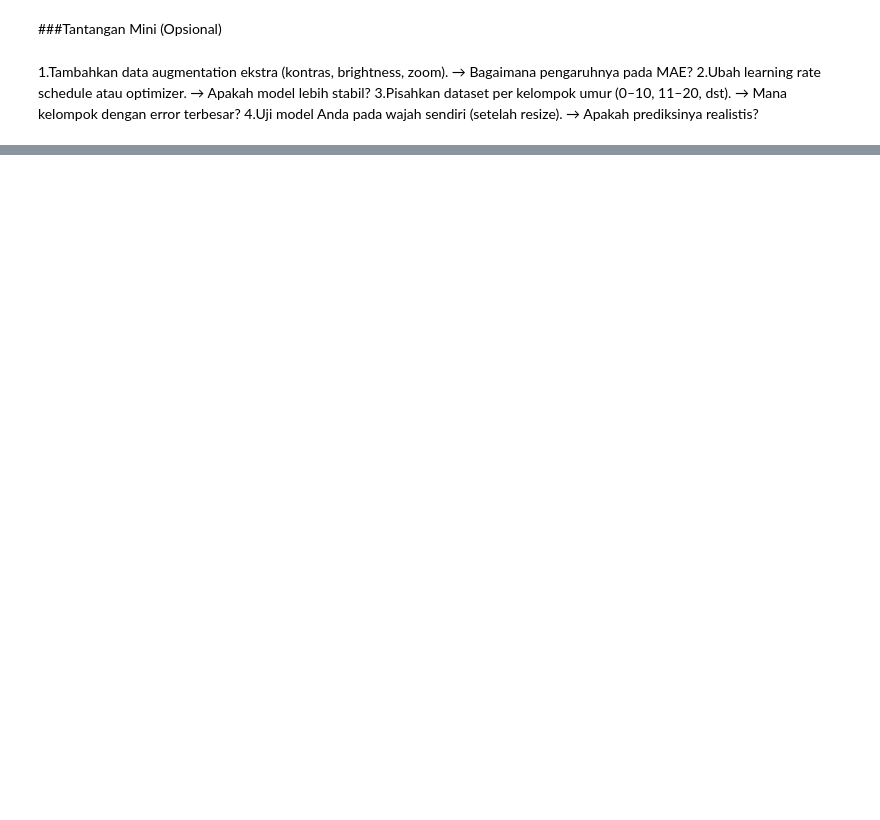
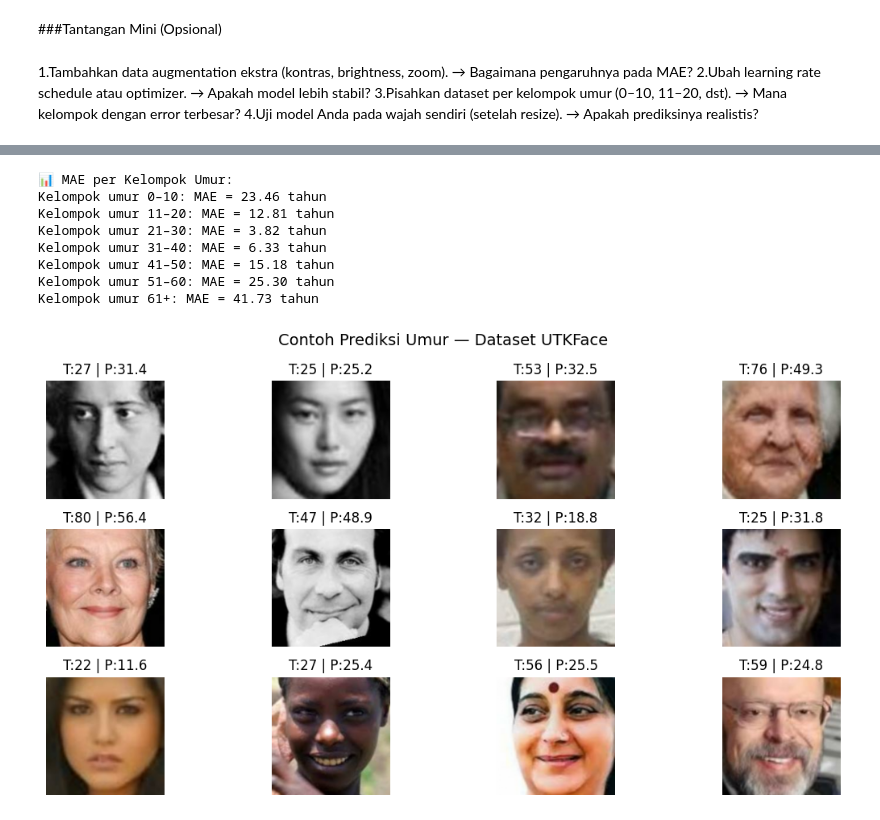
Before and after one commit to Agtna/Visi-Komputer-2025-, a Jupyter notebook: Jobsheet3_Teknik_Regresi_Gambar.ipynb, the cells around one changed output, grey strips where cells are left out. Drawn from its saved outputs; the diff is of its cells as text; code cells hidden in the pictures; blank space fills up the shorter version.

```diff
--- a/Jobsheet3_Teknik_Regresi_Gambar.ipynb
+++ b/Jobsheet3_Teknik_Regresi_Gambar.ipynb
@@ -580,0 +790,39 @@ plt.show()
+# %%
+# Analisis per kelompok umur
+bins = [0, 10, 20, 30, 40, 50, 60, 100]
+labels = ["0–10", "11–20", "21–30", "31–40", "41–50", "51–60", "61+"]
+y_test_group = np.digitize(y_test, bins)
+
+print("\n📊 MAE per Kelompok Umur:")
+for i, name in enumerate(labels, 1):
+    mask = (y_test_group == i)
+    if np.sum(mask) == 0:
+        continue
+    mae_group = mean_absolute_error(y_test[mask], y_pred[mask])
+    print(f"Kelompok umur {name}: MAE = {mae_group:.2f} tahun")
+
+# Contoh prediksi gambar
+sample_paths = random.sample(test_files, 12)
+plt.figure(figsize=(12,6))
+for i, path in enumerate(sample_paths):
+    img = tf.io.read_file(path)
+    img = tf.image.decode_jpeg(img, channels=3)
+    img = tf.image.resize(img, (IMG_SIZE, IMG_SIZE)) / 255.0
+    true_age = int(os.path.basename(path).split('_')[0])
+    pred_age = model.predict(tf.expand_dims(img, 0), verbose=0).ravel()[0]
+    plt.subplot(3,4,i+1)
+    plt.imshow(img.numpy())
+    plt.title(f"T:{true_age} | P:{pred_age:.1f}")
+    plt.axis('off')
+plt.suptitle("Contoh Prediksi Umur — Dataset UTKFace", fontsize=14)
+plt.tight_layout(); plt.show()
+# %% [output]
+📊 MAE per Kelompok Umur:
+Kelompok umur 0–10: MAE = 23.46 tahun
+Kelompok umur 11–20: MAE = 12.81 tahun
+Kelompok umur 21–30: MAE = 3.82 tahun
+Kelompok umur 31–40: MAE = 6.33 tahun
+Kelompok umur 41–50: MAE = 15.18 tahun
+Kelompok umur 51–60: MAE = 25.30 tahun
+Kelompok umur 61+: MAE = 41.73 tahun
+[figure, added]
```
Also changed, not shown: parts of 12 cells of this notebook.
